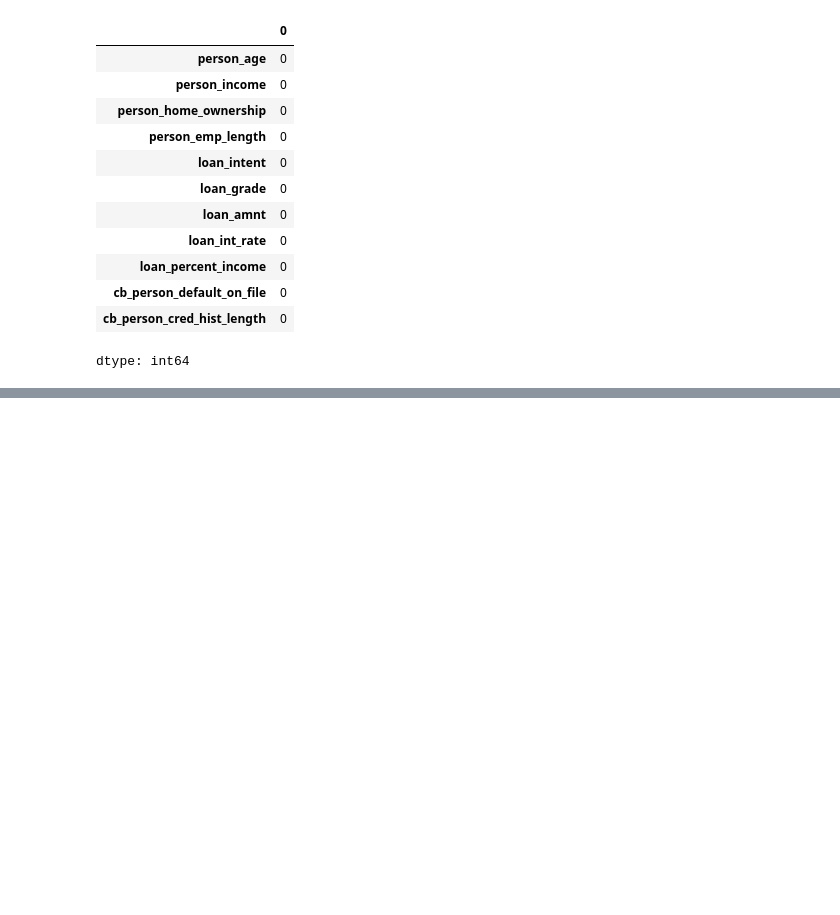
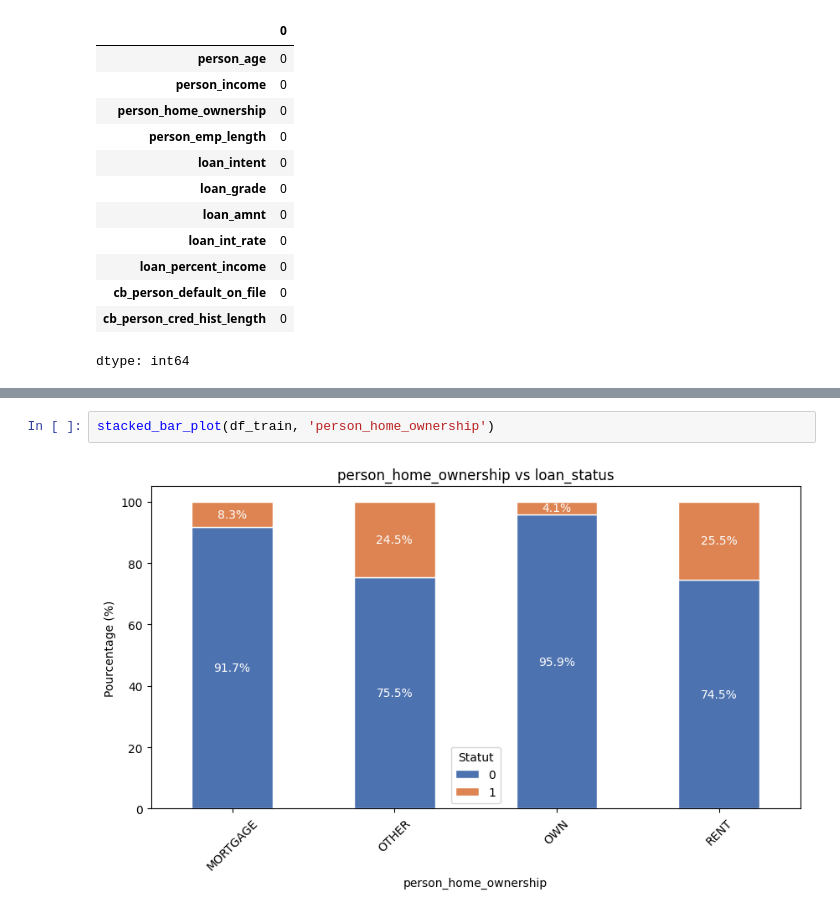
Before and after one commit to Yosri15/Loan_Approval_Prediction, a Jupyter notebook: Loan_Approval.ipynb, the cells around one changed output, grey strips where cells are left out. Saved outputs shown, nothing was run; the diff lists cells and outputs as text; blank space fills up the shorter version.

```diff
--- a/Loan_Approval.ipynb
+++ b/Loan_Approval.ipynb
@@ -202,0 +272,4 @@ df_train['loan_int_rate'].fillna(df_train['loan_int_rate'].mean(), inplace=True)
+# %%
+stacked_bar_plot(df_train, 'person_home_ownership')
+# %% [output]
+[figure, added]
```
Also changed, not shown: parts of 27 cells of this notebook.
